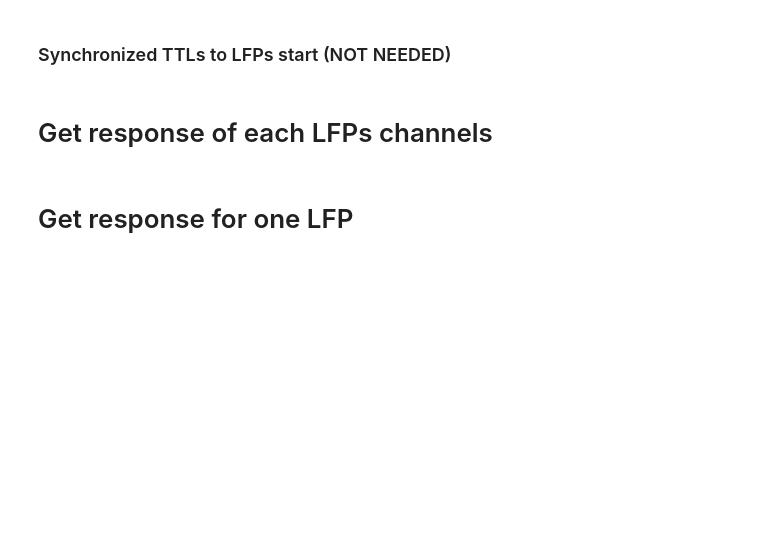
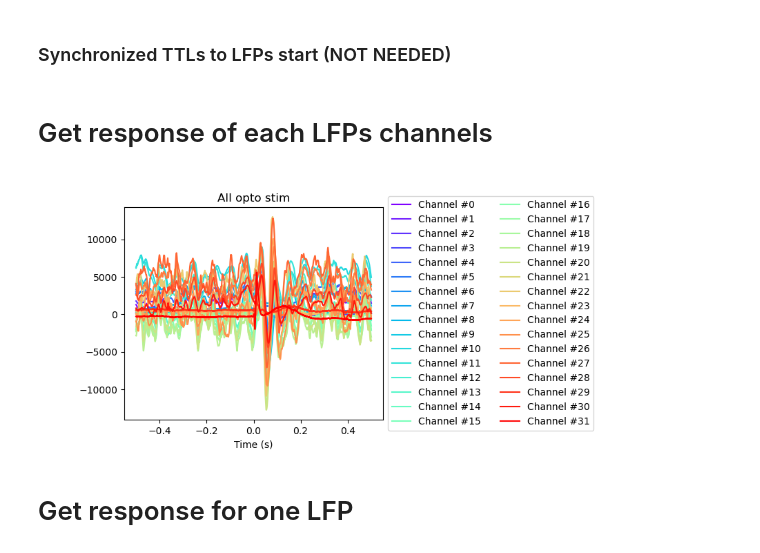
Before and after one commit to melodieborel/HayLabAnalysis, a Jupyter notebook: python/OptoStimAlign.ipynb, the cells around one changed output. Saved outputs shown, nothing was run; the diff lists cells and outputs as text; code cells hidden in the pictures; blank space fills up the shorter version.

Commit message:
OptoStimAlign Update 3

```diff
--- a/python/OptoStimAlign.ipynb
+++ b/python/OptoStimAlign.ipynb
@@ -70,7 +73,7 @@ print(numchannel, 'channels recorded')
 for file_path in folder.glob('**/TTL/timeStamps.npy'):
     print('TTL opto file = ', file_path)
     TTL_Opto_o = np.load(file_path)
-    TTL_Opto_duration =[round(TTL_Opto_o[i+1] - TTL_Opto_o[i],3) for i in range(len(TTL_Opto_o) - 1)[::2]]
+    TTL_Opto_duration =[round(TTL_Opto_o[i+1] - TTL_Opto_o[i],4) for i in range(len(TTL_Opto_o) - 1)[::2]]
     TTL_Opto= TTL_Opto_o[::2] # remove the TTL for laser OFF, only keep TTL for laser ON. CAUTION /!\ works only if it started with a TTL for laser ON
 
     print(TTL_Opto.shape[0], 'opto stimulations')
@@ -133,45 +144,22 @@ print('Synchronized TTL = ', TTL_Opto_n)
 # %% [markdown]
 # Get response of each LFPs channels
 # %%
-import numpy as np
-import matplotlib.pyplot as plt
-from matplotlib import cm
-
-# If plt.xlim was overwritten, reset it using ax
-AllEPSPs = []
+AllEPSPs=[]
 for ttl in TTL_Opto:
-    idx = (np.abs(LFPtimestamps - ttl)).argmin()  # Find the closest LFP timestamps to the TTL
-    AllEPSPs.append(All[idx-round(0.5*samplerate):idx+round(0.5*samplerate), :])  # 500 ms before and after TTL
+    idx = (np.abs(LFPtimestamps - ttl)).argmin() # find the closest LFP timestamps to the TTL
+    AllEPSPs.append(All[idx-round(0.5*samplerate):idx+round(0.5*samplerate), :]) #500 ms before and after TTL
 
 plt.close()
-fig, ax = plt.subplots(figsize=(10, 4))  # Use axes object 'ax'
-
-# Create time axis for plotting
+plt.figure(figsize=(10, 4))
 time_axis = np.linspace(-0.5, 0.5, np.shape(AllEPSPs)[1])
-
-# Calculate the mean across AllEPSPs
-mEPSPs = np.mean(AllEPSPs, axis=0)
-
-# Generate colors for the channels
+mEPSPs=np.mean(AllEPSPs, axis=0)
 colors = cm.rainbow(np.linspace(0, 1, np.shape(mEPSPs)[1]))
-
-# Plot each channel's data
-for i in np.arange(0, np.shape(AllEPSPs)[2]):
-    ax.plot(time_axis, mEPSPs[:, i], label=f'Channel #{i}', color=colors[i])
-
-# Set labels and title
-ax.set_xlabel("Time (s)")
-ax.set_title('All opto stim')
-
-# Set the x-axis and y-axis limits using ax methods
-ax.set_xlim([-0.5, 0.5])  # Adjust x-axis limits
-ax.set_ylim(np.min(mEPSPs), np.max(mEPSPs))  # Adjust y-axis based on the data range
-
-# Add legend
-ax.legend(loc='center left', bbox_to_anchor=(1, 0.5), ncols=2)
-
-# Display the plot
+for i in np.arange(0,np.shape(AllEPSPs)[2]):
+    plt.plot(time_axis, mEPSPs[:,i], label=f'Channel #{i}', color=colors[i])
+plt.xlabel("Time (s)")
+plt.legend(loc='center left', bbox_to_anchor=(1, 0.5), ncols=2)
+plt.title('All opto stim')
+plt.subplots_adjust(right=.5)
 plt.show()
-
-# Adjust subplot spacing
-plt.subplots_adjust(right=0.8)  # Adjust right side to give space for the legend
+# %% [output]
+[figure, added]
```
Also changed, not shown: parts of 4 cells of this notebook.
